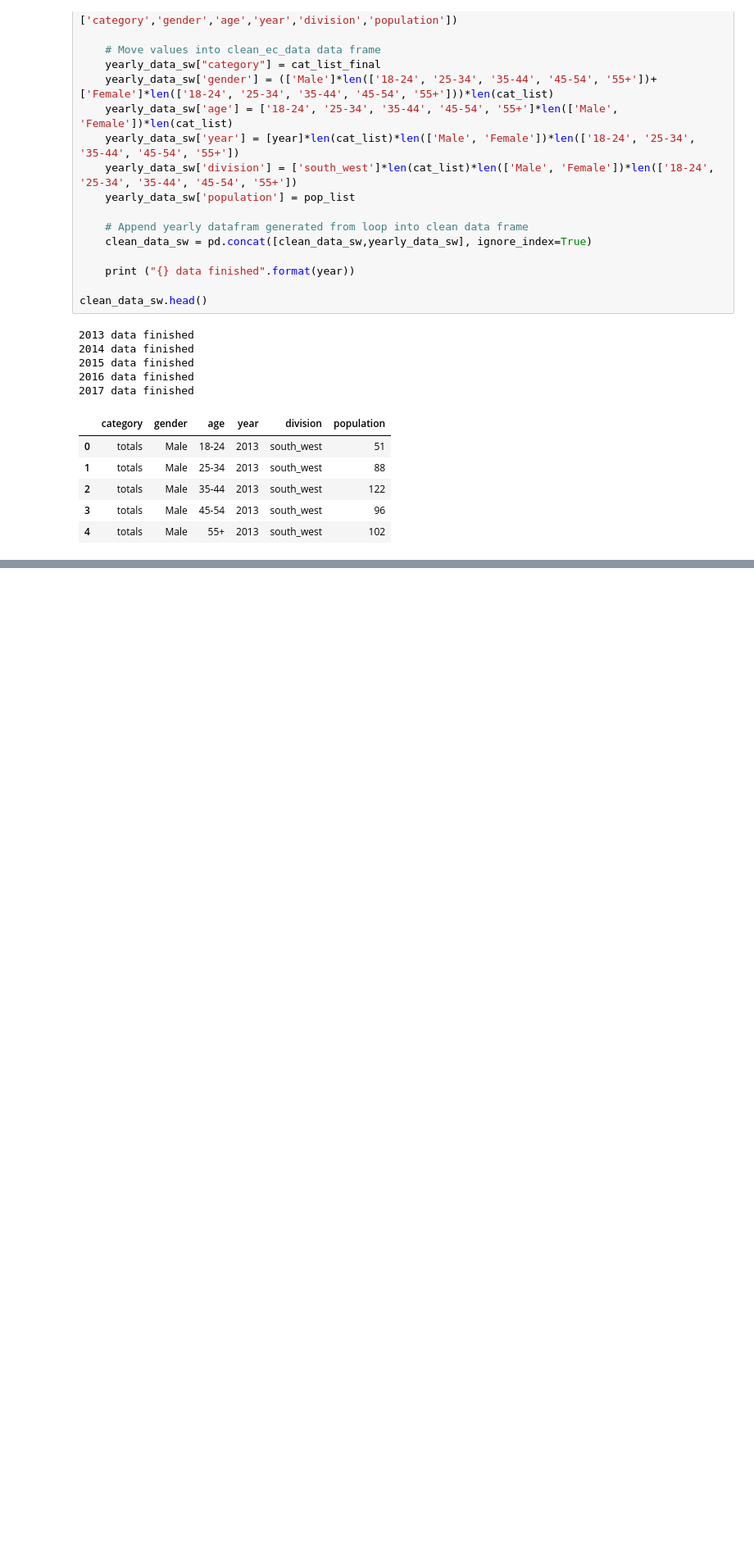
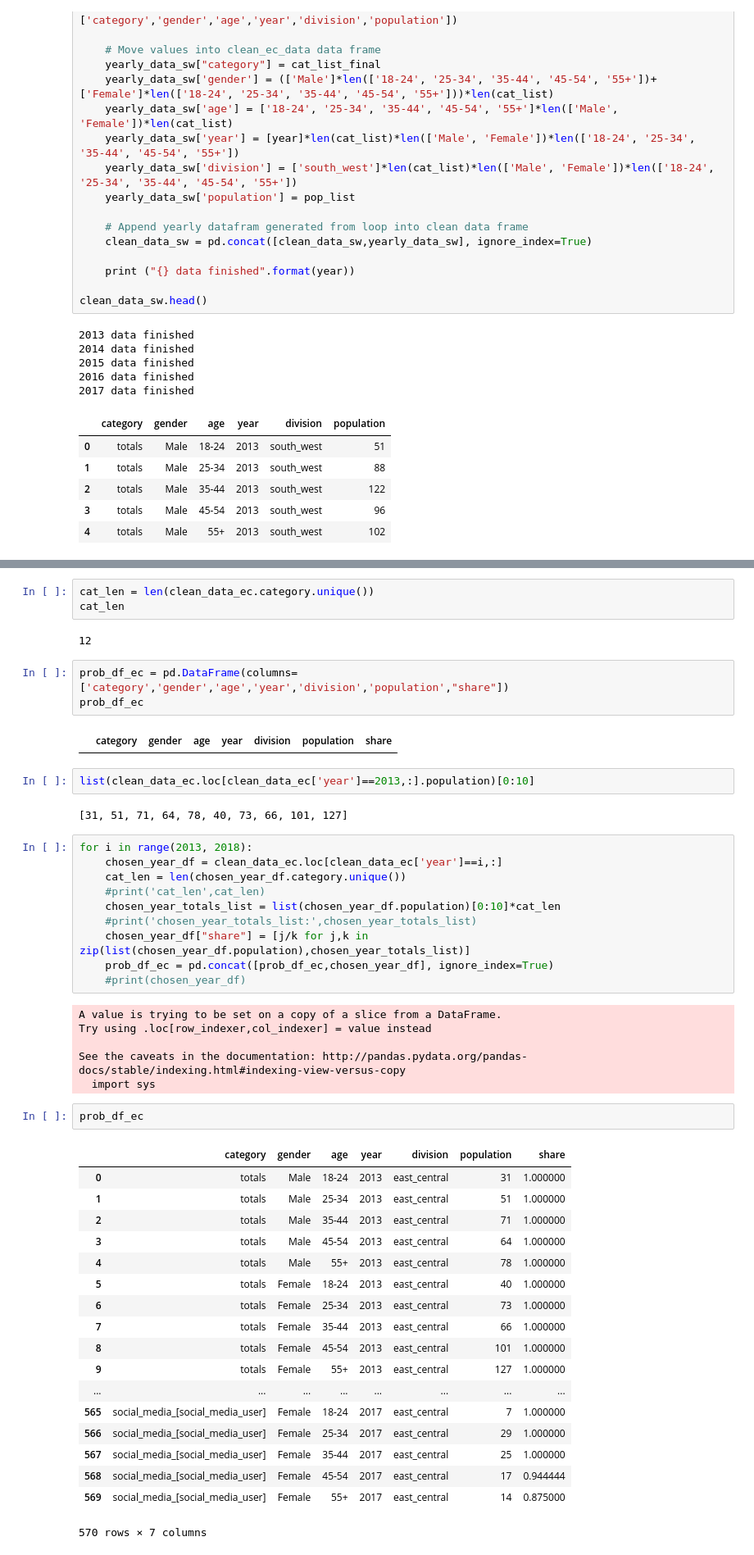
Before and after one commit to david880110/Media-Behavior-Trends-Analytics, a Jupyter notebook: data_engineering.ipynb, the cells around one changed output, grey strips where cells are left out. Shown: that part at 82% size. Drawn from its saved outputs; the diff is of its cells as text; blank space fills up the shorter version.

Commit message:
prob_update

```diff
--- a/data_engineering.ipynb
+++ b/data_engineering.ipynb
@@ -561,0 +583,51 @@ clean_data_sw.to_csv('clean_data\clean_data_sw_2013_to_2017.csv', index = False)
+# %%
+cat_len = len(clean_data_ec.category.unique())
+cat_len
+# %% [output]
+12
+# %%
+prob_df_ec = pd.DataFrame(columns=['category','gender','age','year','division','population',"share"])
+prob_df_ec
+# %% [output]
+|  | category | gender | age | year | division | population | share |
+# %%
+list(clean_data_ec.loc[clean_data_ec['year']==2013,:].population)[0:10]
+# %% [output]
+[31, 51, 71, 64, 78, 40, 73, 66, 101, 127]
+# %%
+for i in range(2013, 2018):
+    chosen_year_df = clean_data_ec.loc[clean_data_ec['year']==i,:]
+    cat_len = len(chosen_year_df.category.unique())
+    #print('cat_len',cat_len)
+    chosen_year_totals_list = list(chosen_year_df.population)[0:10]*cat_len
+    #print('chosen_year_totals_list:',chosen_year_totals_list)
+    chosen_year_df["share"] = [j/k for j,k in zip(list(chosen_year_df.population),chosen_year_totals_list)]
+    prob_df_ec = pd.concat([prob_df_ec,chosen_year_df], ignore_index=True)
+    #print(chosen_year_df)
+# %% [output]
+A value is trying to be set on a copy of a slice from a DataFrame.
+Try using .loc[row_indexer,col_indexer] = value instead
+
+See the caveats in the documentation: http://pandas.pydata.org/pandas-docs/stable/indexing.html#indexing-view-versus-copy
+  import sys
+# %%
+prob_df_ec
+# %% [output]
+|  | category | gender | age | year | division | population | share |
+| 0 | totals | Male | 18-24 | 2013 | east_central | 31 | 1.000000 |
+| 1 | totals | Male | 25-34 | 2013 | east_central | 51 | 1.000000 |
+| 2 | totals | Male | 35-44 | 2013 | east_central | 71 | 1.000000 |
+| 3 | totals | Male | 45-54 | 2013 | east_central | 64 | 1.000000 |
+| 4 | totals | Male | 55+ | 2013 | east_central | 78 | 1.000000 |
+| 5 | totals | Female | 18-24 | 2013 | east_central | 40 | 1.000000 |
+| 6 | totals | Female | 25-34 | 2013 | east_central | 73 | 1.000000 |
+| 7 | totals | Female | 35-44 | 2013 | east_central | 66 | 1.000000 |
+| 8 | totals | Female | 45-54 | 2013 | east_central | 101 | 1.000000 |
+| 9 | totals | Female | 55+ | 2013 | east_central | 127 | 1.000000 |
+| ... | ... | ... | ... | ... | ... | ... | ... |
+| 565 | social_media_[social_media_user] | Female | 18-24 | 2017 | east_central | 7 | 1.000000 |
+| 566 | social_media_[social_media_user] | Female | 25-34 | 2017 | east_central | 29 | 1.000000 |
+| 567 | social_media_[social_media_user] | Female | 35-44 | 2017 | east_central | 25 | 1.000000 |
+| 568 | social_media_[social_media_user] | Female | 45-54 | 2017 | east_central | 17 | 0.944444 |
+| 569 | social_media_[social_media_user] | Female | 55+ | 2017 | east_central | 14 | 0.875000 |
+570 rows × 7 columns
```
Also changed, not shown: parts of 3 cells of this notebook, 1 other file.
